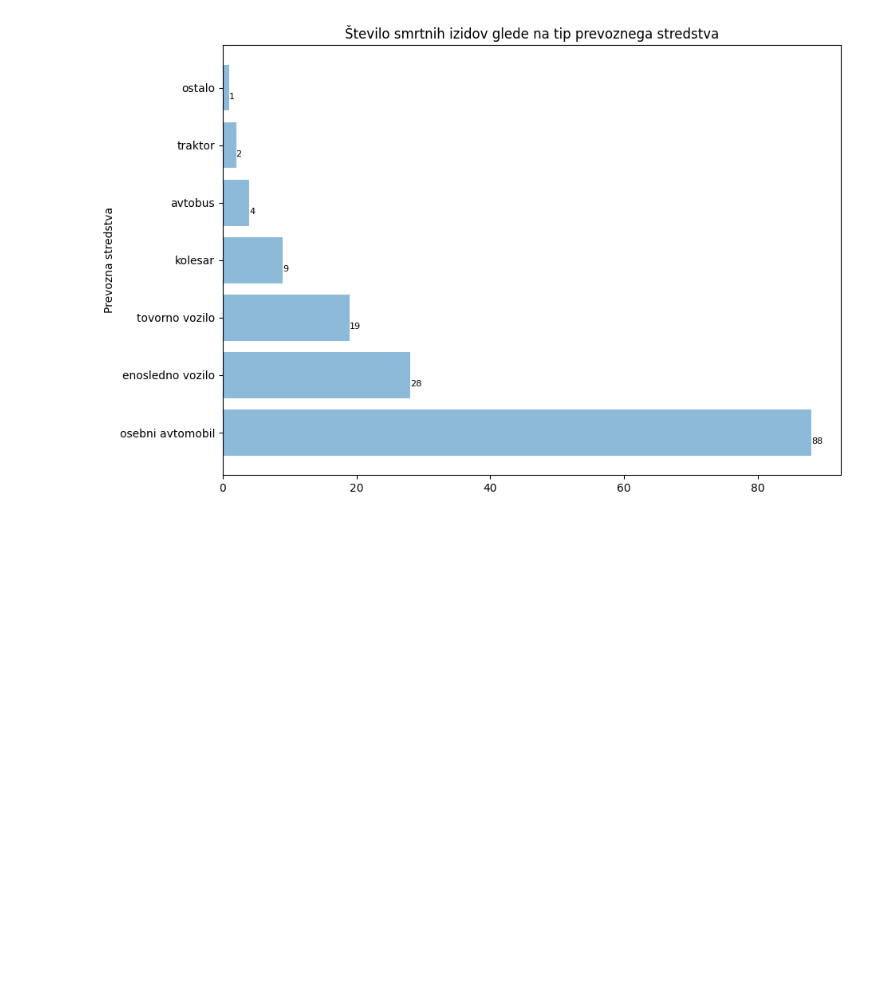
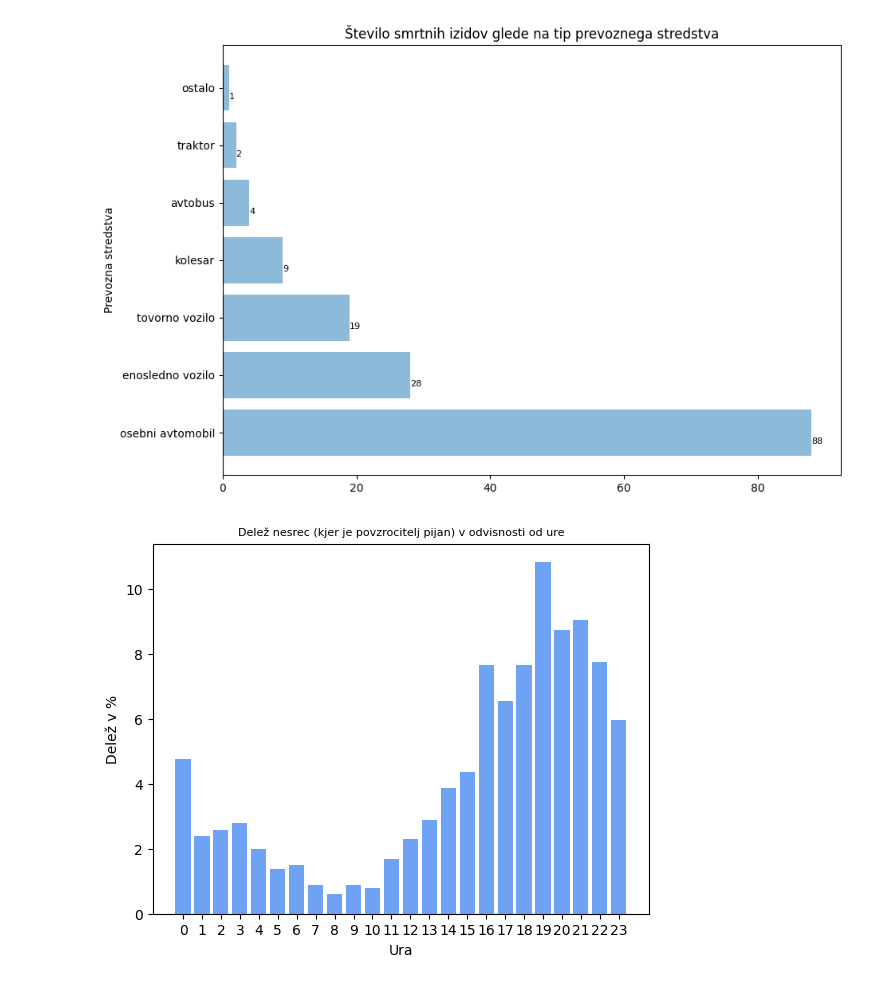
Before and after one commit to ozbej/PR20BOTGJ, a Jupyter notebook: Porocilo Gal.ipynb, the cells around one changed output. Cells and saved outputs as stored; diff of their text form; code cells hidden in the pictures; blank space fills up the shorter version.

```diff
--- a/Porocilo Gal.ipynb
+++ b/Porocilo Gal.ipynb
@@ -183,3 +199,32 @@ plt.show()
 # %% [output]
 {'osebni avtomobil': 88, 'enosledno vozilo': 28, 'tovorno vozilo': 19, 'kolesar': 9, 'avtobus': 4, 'traktor': 2, 'ostalo': 1}
 [figure]
+# %%
+vsi = 0
+pijani = 0
+ure_nesrec = dict()
+for row in data:
+    ura = int(row["UraPN"])
+    alkotest = float("0" + row["VrednostAlkotesta"].replace(",", "."))
+    if row["Povzrocitelj"] == "POVZROCITELJ":
+        if alkotest > 0.5:
+            pijani += 1
+            if ura not in ure_nesrec.keys():
+                ure_nesrec[ura] = 0
+            ure_nesrec[ura] += 1
+            vsi += 1;
+
+
+s = sorted(ure_nesrec.keys())
+ure_nesrec_sorted = dict()
+for i in s:
+    ure_nesrec_sorted[i] = (ure_nesrec.get(i) / vsi) * 100.0
+
+#plt.figure(dpi = 120)
+plt.bar(ure_nesrec_sorted.keys(), ure_nesrec_sorted.values(), color="#6ea2f5");
+plt.title("Delež nesrec (kjer je povzrocitelj pijan) v odvisnosti od ure", fontsize=8)
+plt.xlabel("Ura");
+plt.xticks(s)
+plt.ylabel("Delež v %");
+# %% [output]
+[figure, added]
```
Also changed, not shown: parts of 3 cells of this notebook.
